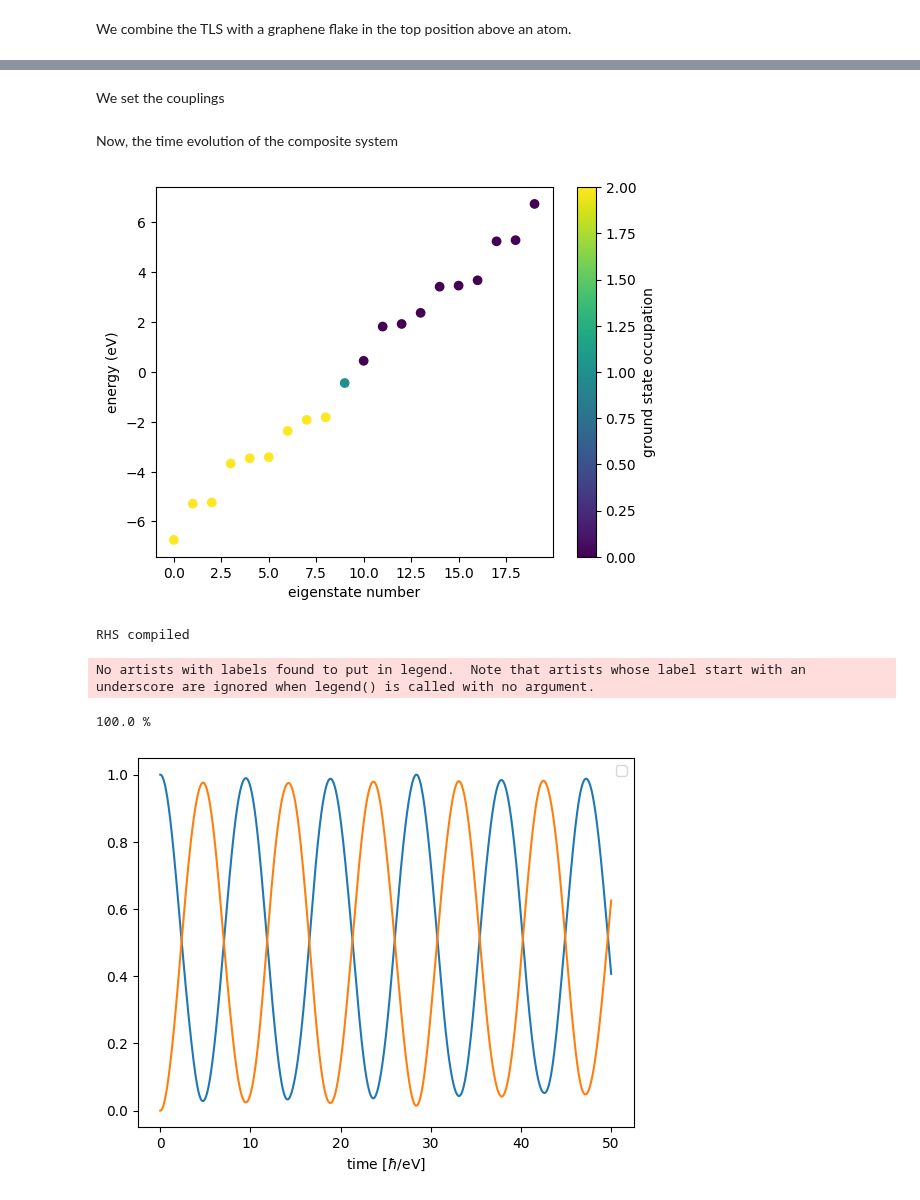
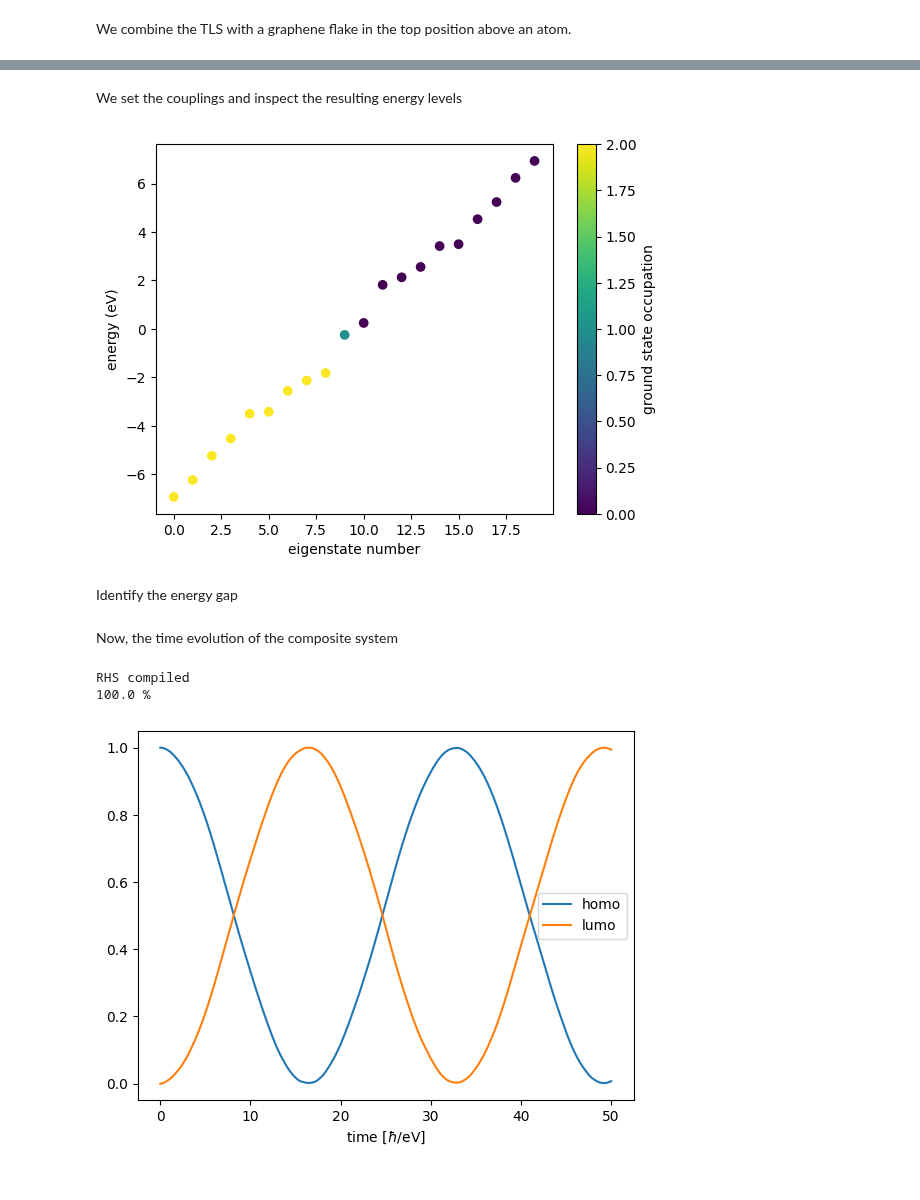
Before and after one commit to GRANADlauncher/granad, a Jupyter notebook: tutorials/h_rabi_oscillations.ipynb, the cells around one changed output, grey strips where cells are left out. Saved outputs shown, nothing was run; the diff lists cells and outputs as text; code cells hidden in the pictures.

```diff
--- a/tutorials/h_rabi_oscillations.ipynb
+++ b/tutorials/h_rabi_oscillations.ipynb
@@ -11,11 +11,13 @@ We set up an isolated adatom.
 # %%
 from granad import Orbital, OrbitalList
 
-atom = OrbitalList([Orbital(), Orbital()])
-atom.set_electrons( 1 )
-atom.set_hamiltonian_element(1, 1, 0.5)
-atom.set_hamiltonian_element(0, 0, -0.5)
-atom.set_dipole_element(1, 0, [0, 7.5, 0])
+lower_level = Orbital()
+upper_level = Orbital()
+adatom  = OrbitalList( [lower_level, upper_level] )
+adatom.set_hamiltonian_element(lower_level, lower_level, -0.5)
+adatom.set_hamiltonian_element(upper_level, upper_level, 0.5)
+adatom.set_dipole_element( lower_level, upper_level, [0, 7.5/2, 0] )
+adatom.set_electrons( 1 )
 # %% [markdown]
 We study undamped time evolution under harmonic illumination
 # %%
@@ -43,9 +45,9 @@ import jax.numpy as jnp
 from granad import MaterialCatalog, Triangle
 graphene = MaterialCatalog.get("graphene")
 flake = graphene.cut_flake(Triangle(10, armchair = True, shift = [10,10]), plot=False)
-flake_with_atom = flake + atom
-pz_orbital = flake_with_atom[8]
+flake_with_adatom = flake + adatom
+pz_orbital = flake_with_adatom[8]
 top = pz_orbital.position + jnp.array([0, 0, 1])
-flake_with_atom.set_position(top, atom)
-flake_with_atom.show_3d(show_index=True)
+flake_with_adatom.set_position(top, adatom)
+flake_with_adatom.show_3d(show_index=True)
 # %% [output]
@@ -53,2 +55,2 @@ flake_with_atom.show_3d(show_index=True)
 # %% [markdown]
-We set the couplings
+We set the couplings and inspect the resulting energy levels
@@ -58,19 +57,27 @@ flake_with_atom.set_hamiltonian_element(pz_orbital, atom[1], 1)
+# %%
+flake_with_adatom.set_hamiltonian_element(pz_orbital, adatom, 3.5)
+flake_with_adatom.show_energies()
+# %% [output]
+[figure, added]
+# %% [markdown]
+Identify the energy gap
+# %%
+homo = flake_with_adatom.homo
+delta_e = flake_with_adatom.energies[homo + 1] - flake_with_adatom.energies[homo]
 # %% [markdown]
 Now, the time evolution of the composite system
 # %%
-flake_with_atom.show_energies()
-result = flake_with_atom.td_run(
+wave = Wave(amplitudes=[0, 0.05, 0], frequency=delta_e)
+result = flake_with_adatom.master_equation(
     grid = 10,
     end_time=50,
     illumination=wave,
     use_rwa=True,
     coulomb_strength = 0.0,
     density_matrix = ["occ_e"],
 )
-flake_with_atom.show_res( result, plot_only = [9,10], show_illumination = False )
+flake_with_adatom.show_res( result, plot_only = [homo,homo+1], plot_labels = ["homo", "lumo"], show_illumination = False )
 # %% [output]
+RHS compiled
+100.0 %
-[figure, old version]
+[figure, new version]
-RHS compiled
-No artists with labels found to put in legend.  Note that artists whose label start with an underscore are ignored when legend() is called with no argument.
-100.0 %
-[figure, removed]
```
Also changed, not shown: parts of 3 cells of this notebook, 28 other files.
